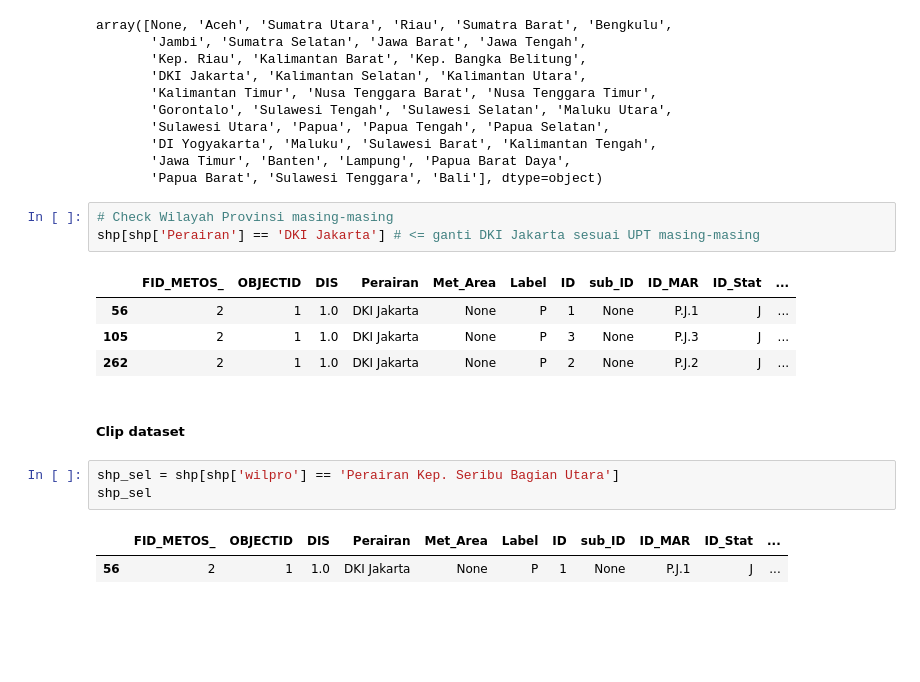
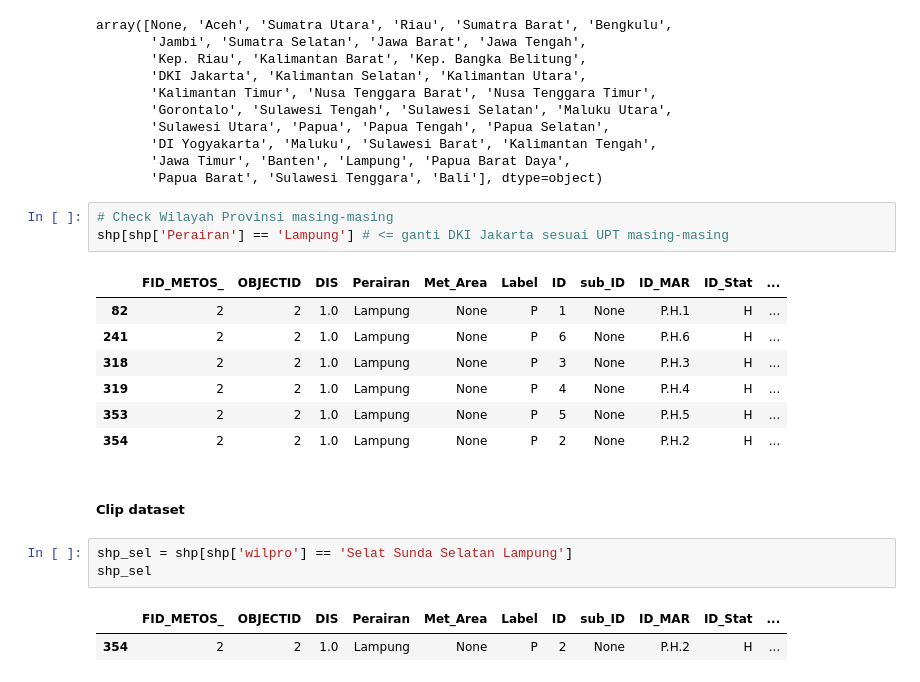
Before and after one commit to devmetmar/marinemet-training, a Jupyter notebook: _sources/2_/2_3_climatology_product.ipynb, the cells around one changed output. Saved outputs shown, nothing was run; the diff lists cells and outputs as text; blank space fills up the shorter version.

```diff
--- a/_sources/2_/2_3_climatology_product.ipynb
+++ b/_sources/2_/2_3_climatology_product.ipynb
@@ -446,20 +555,23 @@ array([None, 'Aceh', 'Sumatra Utara', 'Riau', 'Sumatra Barat', 'Bengkulu',
        'Papua Barat', 'Sulawesi Tenggara', 'Bali'], dtype=object)
 # %%
 # Check Wilayah Provinsi masing-masing
-shp[shp['Perairan'] == 'DKI Jakarta'] # <= ganti DKI Jakarta sesuai UPT masing-masing
+shp[shp['Perairan'] == 'Lampung'] # <= ganti DKI Jakarta sesuai UPT masing-masing
 # %% [output]
 |  | FID_METOS_ | OBJECTID | DIS | Perairan | Met_Area | Label | ID | sub_ID | ID_MAR | ID_Stat | ... |
-| 56 | 2 | 1 | 1.0 | DKI Jakarta | None | P | 1 | None | P.J.1 | J | ... |
-| 105 | 2 | 1 | 1.0 | DKI Jakarta | None | P | 3 | None | P.J.3 | J | ... |
-| 262 | 2 | 1 | 1.0 | DKI Jakarta | None | P | 2 | None | P.J.2 | J | ... |
+| 82 | 2 | 2 | 1.0 | Lampung | None | P | 1 | None | P.H.1 | H | ... |
+| 241 | 2 | 2 | 1.0 | Lampung | None | P | 6 | None | P.H.6 | H | ... |
+| 318 | 2 | 2 | 1.0 | Lampung | None | P | 3 | None | P.H.3 | H | ... |
+| 319 | 2 | 2 | 1.0 | Lampung | None | P | 4 | None | P.H.4 | H | ... |
+| 353 | 2 | 2 | 1.0 | Lampung | None | P | 5 | None | P.H.5 | H | ... |
+| 354 | 2 | 2 | 1.0 | Lampung | None | P | 2 | None | P.H.2 | H | ... |
 # %% [markdown]
 ##### Clip dataset
 # %%
-shp_sel = shp[shp['wilpro'] == 'Perairan Kep. Seribu Bagian Utara']
+shp_sel = shp[shp['wilpro'] == 'Selat Sunda Selatan Lampung']
 shp_sel
 # %% [output]
 |  | FID_METOS_ | OBJECTID | DIS | Perairan | Met_Area | Label | ID | sub_ID | ID_MAR | ID_Stat | ... |
-| 56 | 2 | 1 | 1.0 | DKI Jakarta | None | P | 1 | None | P.J.1 | J | ... |
+| 354 | 2 | 2 | 1.0 | Lampung | None | P | 2 | None | P.H.2 | H | ... |
 # %%
 # QUICK PLOT
 shp_sel.plot()
```
Also changed, not shown: parts of 34 cells of this notebook, 18 other files.
